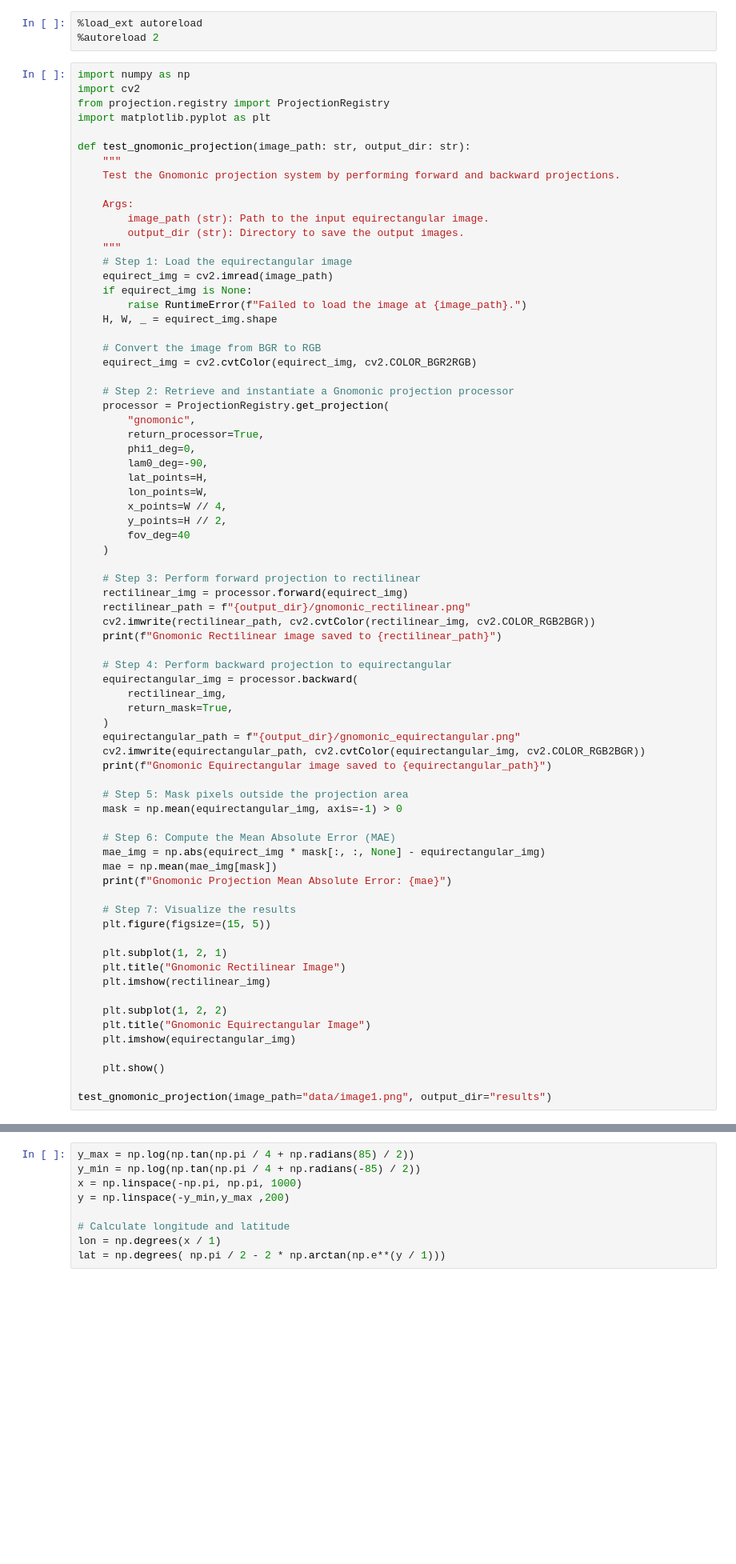
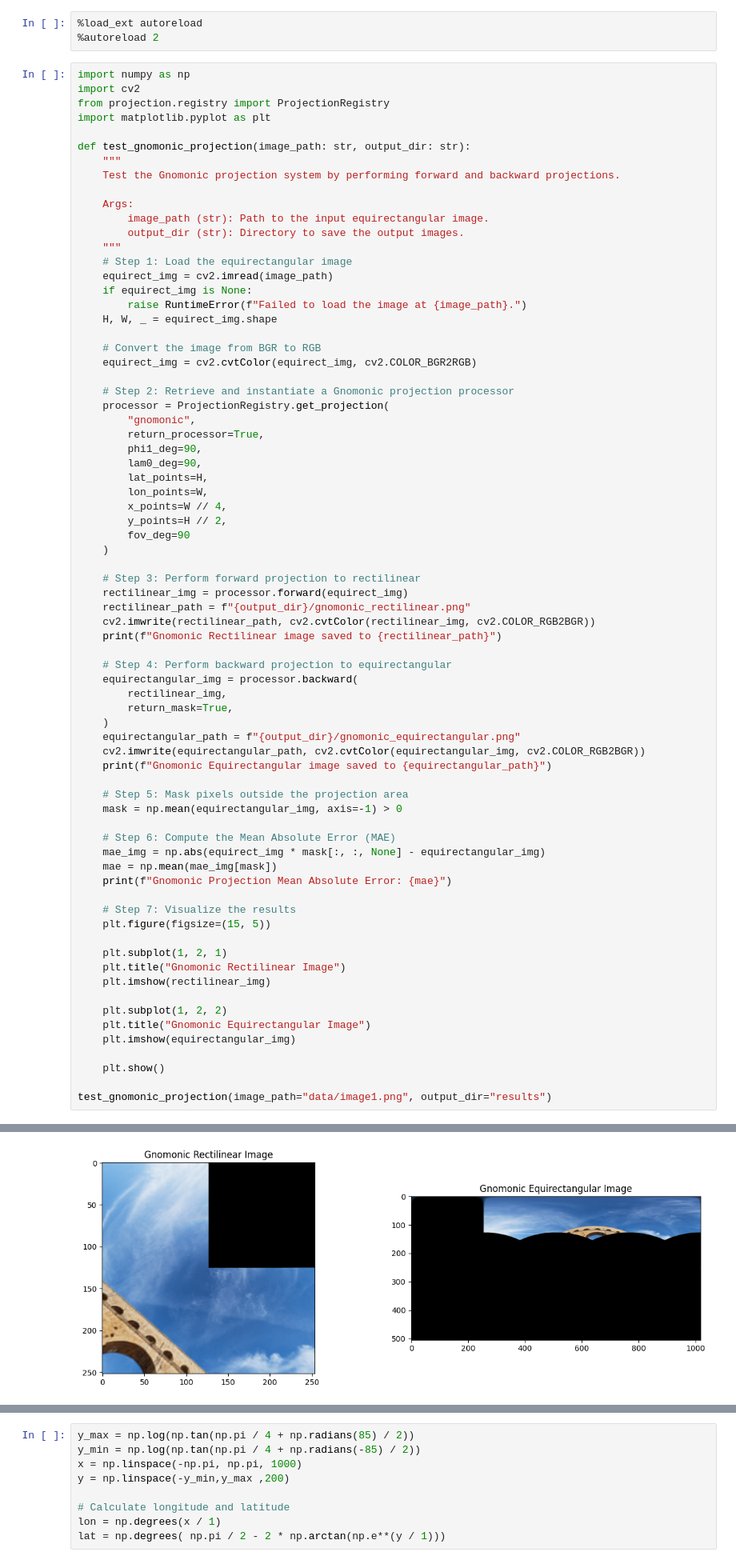
Before and after one commit to RobinsonGarcia/ProjectionRegistry, a Jupyter notebook: main.ipynb, the cells around one changed output, grey strips where cells are left out. Shown: that part at 80% size. Drawn from its saved outputs; the diff is of its cells as text; blank space fills up the shorter version.

```diff
--- a/main.ipynb
+++ b/main.ipynb
@@ -43,13 +43,13 @@ def test_gnomonic_projection(image_path: str, output_dir: str):
     processor = ProjectionRegistry.get_projection(
         "gnomonic",
         return_processor=True,
-        phi1_deg=0,
-        lam0_deg=-90,
+        phi1_deg=90,
+        lam0_deg=90,
         lat_points=H,
         lon_points=W,
         x_points=W // 4,
         y_points=H // 2,
-        fov_deg=40
+        fov_deg=90
     )
 
     # Step 3: Perform forward projection to rectilinear
@@ -89,3 +89,4 @@ def test_gnomonic_projection(image_path: str, output_dir: str):
     plt.show()
 
 test_gnomonic_projection(image_path="data/image1.png", output_dir="results")
+# %% [output]
@@ -92,3 +105,4 @@ test_gnomonic_projection(image_path="data/image1.png", output_dir="results")
+[figure, added]
 # %%
 import numpy as np
 import cv2
```
Also changed, not shown: parts of 3 cells of this notebook, 25 other files.
